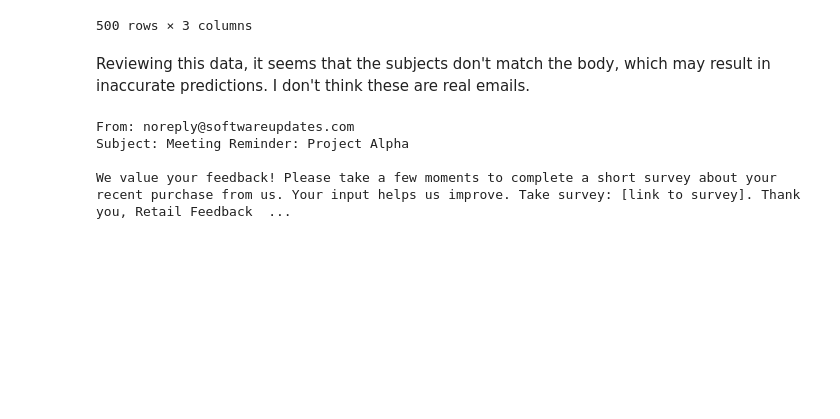
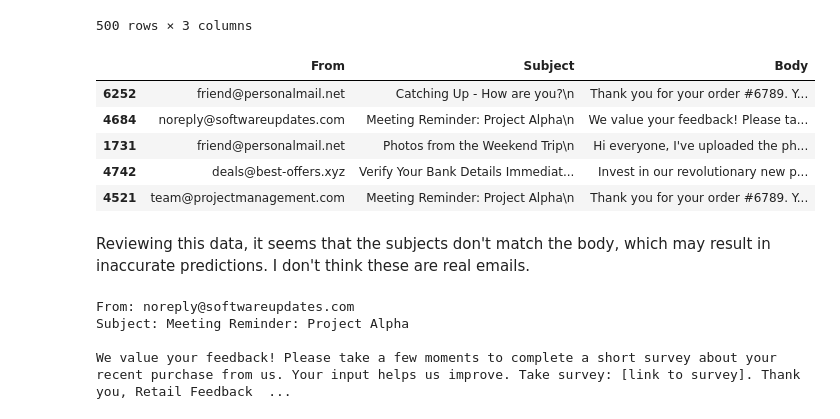
Before and after one commit to josherfey/EmailPrioritizationClassifier, a Jupyter notebook: notebooks/prioritize_emails.ipynb, the cells around one changed output. Saved outputs shown, nothing was run; the diff lists cells and outputs as text; code cells hidden in the pictures; blank space fills up the shorter version.

```diff
--- a/notebooks/prioritize_emails.ipynb
+++ b/notebooks/prioritize_emails.ipynb
@@ -643,6 +754,15 @@ df_emails_spam_parsed
 | 2215 | friend@personalmail.net | Meeting Reminder: Project Alpha\n | Thank you for reaching out regard... |
 | 6968 | newsletter@info.org | Photos from the Weekend Trip\n | Hey [Friend's Name], it's been a ... |
 500 rows × 3 columns
+# %%
+df_emails_spam_parsed.head()
+# %% [output]
+|  | From | Subject | Body |
+| 6252 | friend@personalmail.net | Catching Up - How are you?\n | Thank you for your order #6789. Y... |
+| 4684 | noreply@softwareupdates.com | Meeting Reminder: Project Alpha\n | We value your feedback! Please ta... |
+| 1731 | friend@personalmail.net | Photos from the Weekend Trip\n | Hi everyone, I've uploaded the ph... |
+| 4742 | deals@best-offers.xyz | Verify Your Bank Details Immediat... | Invest in our revolutionary new p... |
+| 4521 | team@projectmanagement.com | Meeting Reminder: Project Alpha\n | Thank you for your order #6789. Y... |
 # %% [markdown]
 Reviewing this data, it seems that the subjects don't match the body, which may result in inaccurate predictions. I don't think these are real emails.
 # %%
```
Also changed, not shown: parts of 4 cells of this notebook.
